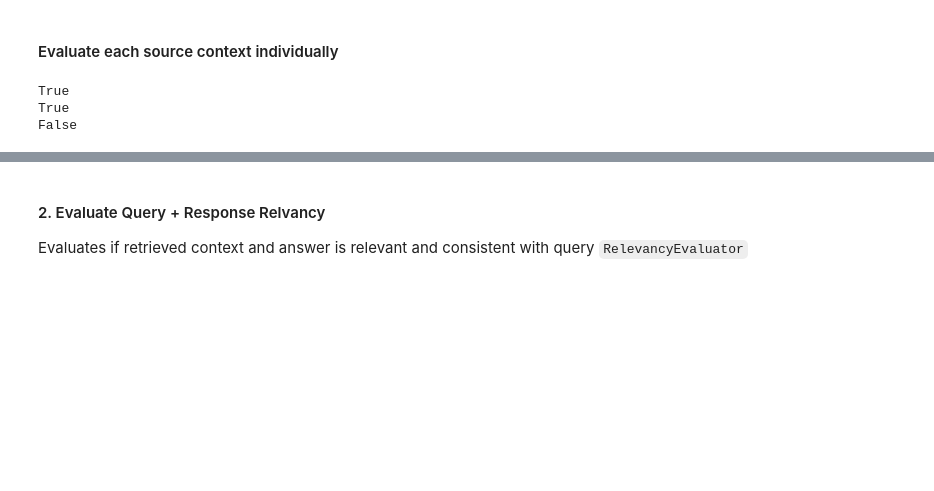
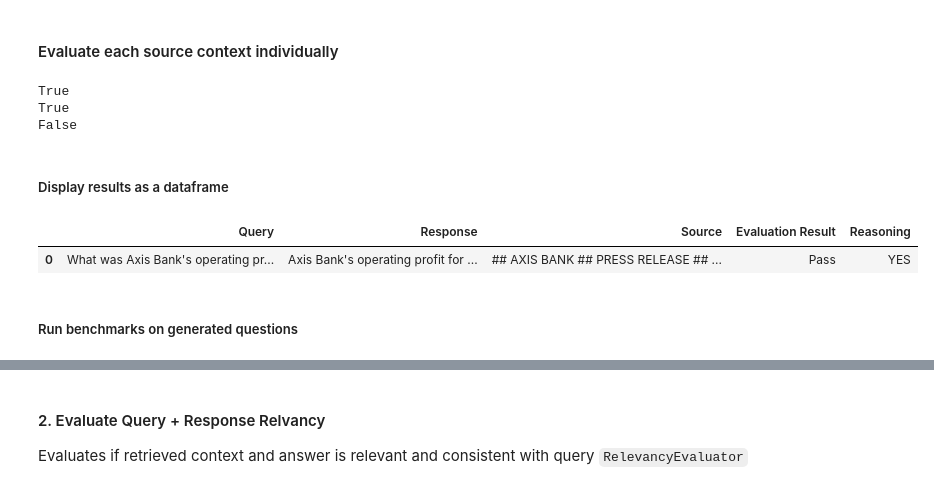
Before and after one commit to gurdeep101/mystockbot, a Jupyter notebook: notebooks/eval_gen.ipynb, the cells around one changed output, grey strips where cells are left out. Drawn from its saved outputs; the diff is of its cells as text; code cells hidden in the pictures; blank space fills up the shorter version.

Commit message:
evals done

```diff
--- a/notebooks/eval_gen.ipynb
+++ b/notebooks/eval_gen.ipynb
@@ -133,3 +128,5 @@ for source_node in response.source_nodes:
 True
 True
 False
+# %% [markdown]
+##### Display results as a dataframe
@@ -135,0 +139,40 @@ False
+# %%
+# https://docs.llamaindex.ai/en/stable/examples/evaluation/faithfulness_eval/
+# define jupyter display function
+def display_eval_df(query: query, response: Response, eval_result: EvaluationResult) -> None:
+    if response.source_nodes == []:
+        print('no response received')
+        return
+    eval_df = pd.DataFrame(
+        {
+            "Query": query,
+            "Response": str(response),
+            "Source": response.source_nodes[0].node.text[:1000],
+            "Evaluation Result": "Pass" if eval_result.passing else "Fail",
+            "Reasoning": eval_result.feedback,
+        },
+        index=[0],
+    )
+    eval_df = eval_df.style.set_properties(
+        **{
+            "inline-size": "600px",
+            "overflow-wrap": "break-word",
+        },
+        subset=["Response", "Source"]
+    )
+    display(eval_df)
+# %%
+# index and query engine already defined above
+query = "What was Axis Bank's operating profit for the quarter ended 31st December 2023?"
+response = query_engine.query(query)
+
+# evalute_response takes in response object that has retrieved context and response both
+# outputs an EvaluationResult object
+eval_result = faithfulness_evaluator.evaluate_response(response=response)
+# %%
+display_eval_df(query, response, eval_result)
+# %% [output]
+|  | Query | Response | Source | Evaluation Result | Reasoning |
+| 0 | What was Axis Bank's operating pr... | Axis Bank's operating profit for ... | ## AXIS BANK ## PRESS RELEASE ## ... | Pass | YES |
+# %% [markdown]
+##### Run benchmarks on generated questions
```
Also changed, not shown: parts of 22 cells of this notebook, 5 other files.
